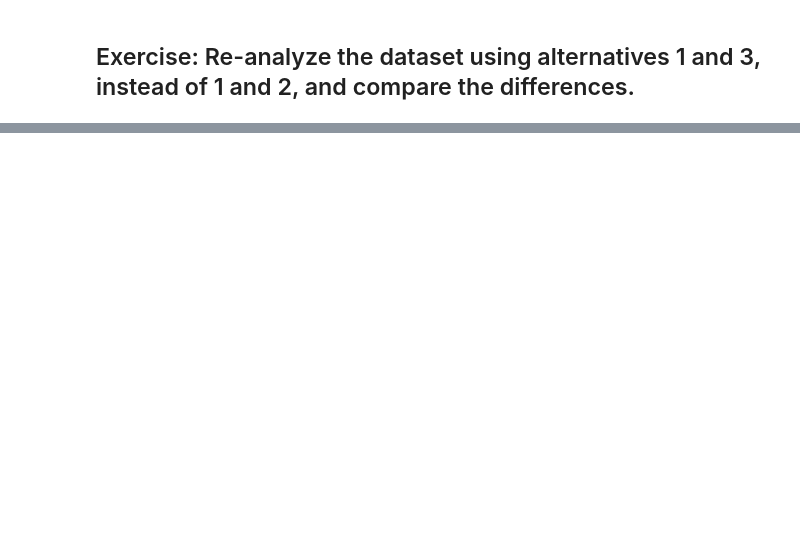
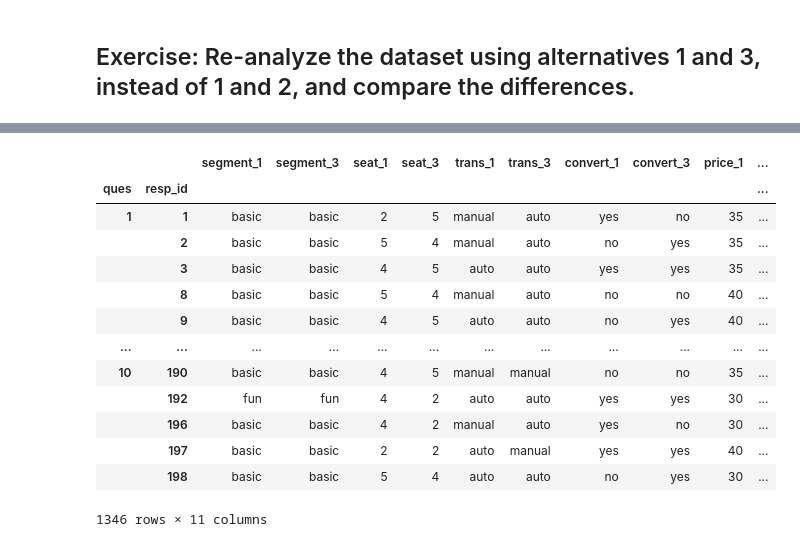
Before and after one commit to pmontman/tmp_choicemodels, a Jupyter notebook: nb/tutorials/solutions/WK_03_solu_tut_binlogit.ipynb, the cells around one changed output, grey strips where cells are left out. Drawn from its saved outputs; the diff is of its cells as text; code cells hidden in the pictures; blank space fills up the shorter version.

```diff
--- a/nb/tutorials/solutions/WK_03_solu_tut_binlogit.ipynb
+++ b/nb/tutorials/solutions/WK_03_solu_tut_binlogit.ipynb
@@ -356,0 +425,3 @@ The interpretation is that person are willing to pay 3.83K dollars for increasin
+# %%
+sportscar = sportscar[sportscar['alt'].isin( [1, 3]) ]
+sportscar.head()
@@ -356,0 +438,2 @@ The interpretation is that person are willing to pay 3.83K dollars for increasin
+# %%
+sportscar = sportscar.pivot(['ques', 'resp_id'], 'alt')
@@ -356,0 +458,4 @@ The interpretation is that person are willing to pay 3.83K dollars for increasin
+# %%
+sportscar.columns = ['_'.join([str(element) for element in a]) for a in sportscar.columns.to_flat_index()]
+# %%
+sportscar = sportscar[ ~((sportscar['choice_1'] ==0) & (sportscar['choice_3'] ==0)) ]
@@ -356,0 +479,18 @@ The interpretation is that person are willing to pay 3.83K dollars for increasin
+# %%
+sportscar = sportscar.drop(columns=['choice_3'])
+sportscar
+# %% [output]
+|  |  | segment_1 | segment_3 | seat_1 | seat_3 | trans_1 | trans_3 | convert_1 | convert_3 | price_1 | ... |
+| ques | resp_id |  |  |  |  |  |  |  |  |  | ... |
+| 1 | 1 | basic | basic | 2 | 5 | manual | auto | yes | no | 35 | ... |
+|  | 2 | basic | basic | 5 | 4 | manual | auto | no | yes | 35 | ... |
+|  | 3 | basic | basic | 4 | 5 | auto | auto | yes | yes | 35 | ... |
+|  | 8 | basic | basic | 5 | 4 | manual | auto | no | no | 40 | ... |
+|  | 9 | basic | basic | 4 | 5 | auto | auto | no | yes | 40 | ... |
+| ... | ... | ... | ... | ... | ... | ... | ... | ... | ... | ... | ... |
+| 10 | 190 | basic | basic | 4 | 5 | manual | manual | no | no | 35 | ... |
+|  | 192 | fun | fun | 4 | 2 | auto | auto | yes | yes | 30 | ... |
+|  | 196 | basic | basic | 4 | 2 | manual | auto | yes | no | 30 | ... |
+|  | 197 | basic | basic | 2 | 2 | auto | manual | yes | yes | 40 | ... |
+|  | 198 | basic | basic | 5 | 4 | auto | auto | no | yes | 30 | ... |
+1346 rows × 11 columns
```
Also changed, not shown: parts of 29 cells of this notebook.
